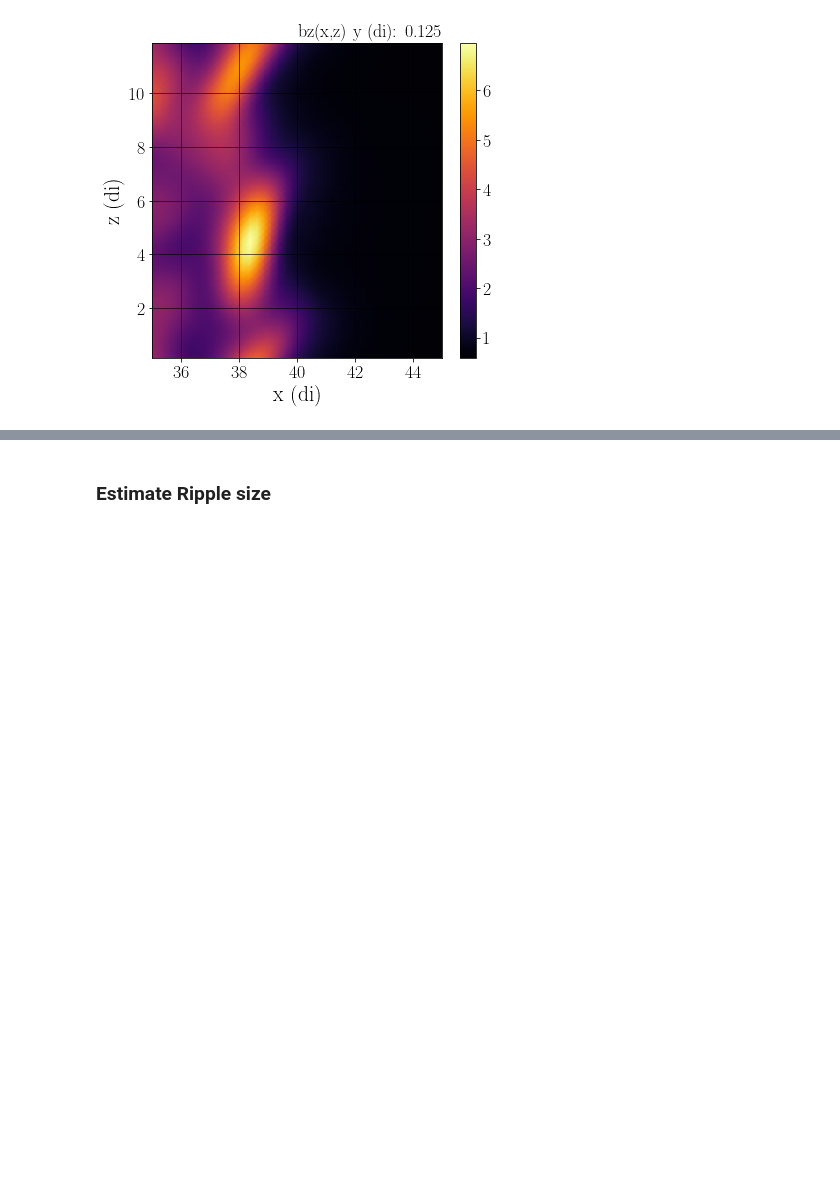
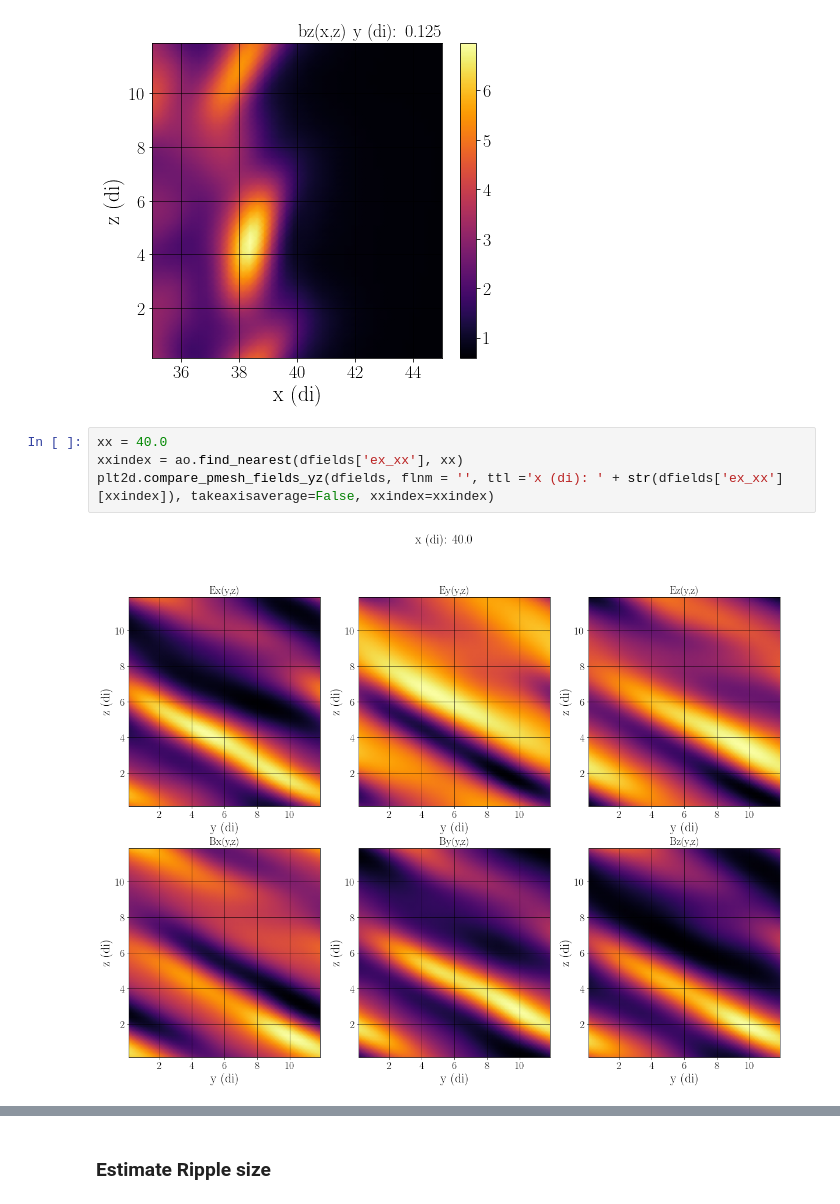
Before and after one commit to collinrbr/FPCAnalysis, a Jupyter notebook: dHybridR.ipynb, the cells around one changed output, grey strips where cells are left out. Drawn from its saved outputs; the diff is of its cells as text; blank space fills up the shorter version.

Commit message:
added 2d field plotter for yz plane with sweep routine

```diff
--- a/dHybridR.ipynb
+++ b/dHybridR.ipynb
@@ -396,3 +396,9 @@ plt2d.make_field_pmesh(dfields,'bz','xz',takeaxisaverage=False,yyindex = 0,xlimm
 # %% [output]
 <Figure size 468x432 with 0 Axes>
 [figure]
+# %%
+xx = 40.0
+xxindex = ao.find_nearest(dfields['ex_xx'], xx)
+plt2d.compare_pmesh_fields_yz(dfields, flnm = '', ttl ='x (di): ' + str(dfields['ex_xx'][xxindex]), takeaxisaverage=False, xxindex=xxindex)
+# %% [output]
+[figure, added]
```
Also changed, not shown: parts of 2 cells of this notebook, 2 other files.
